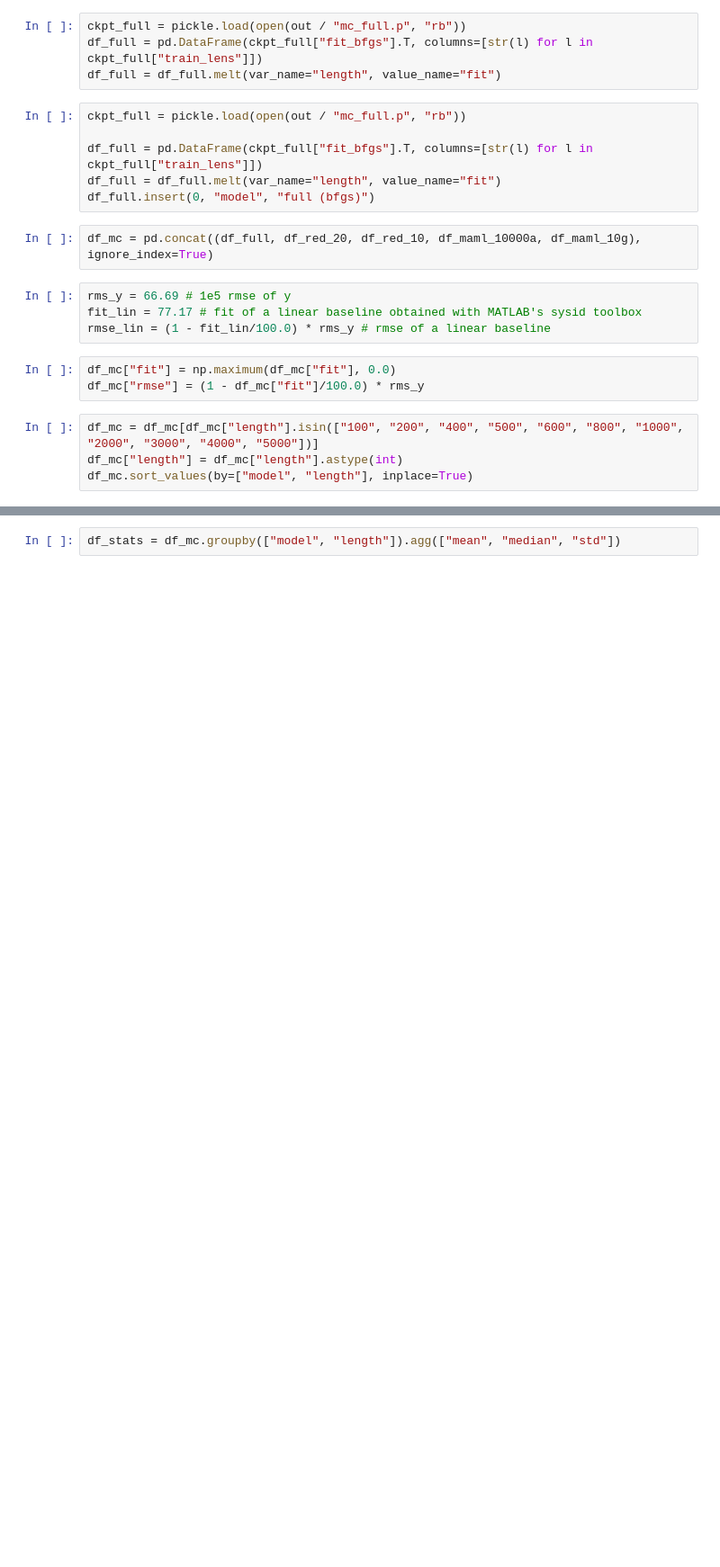
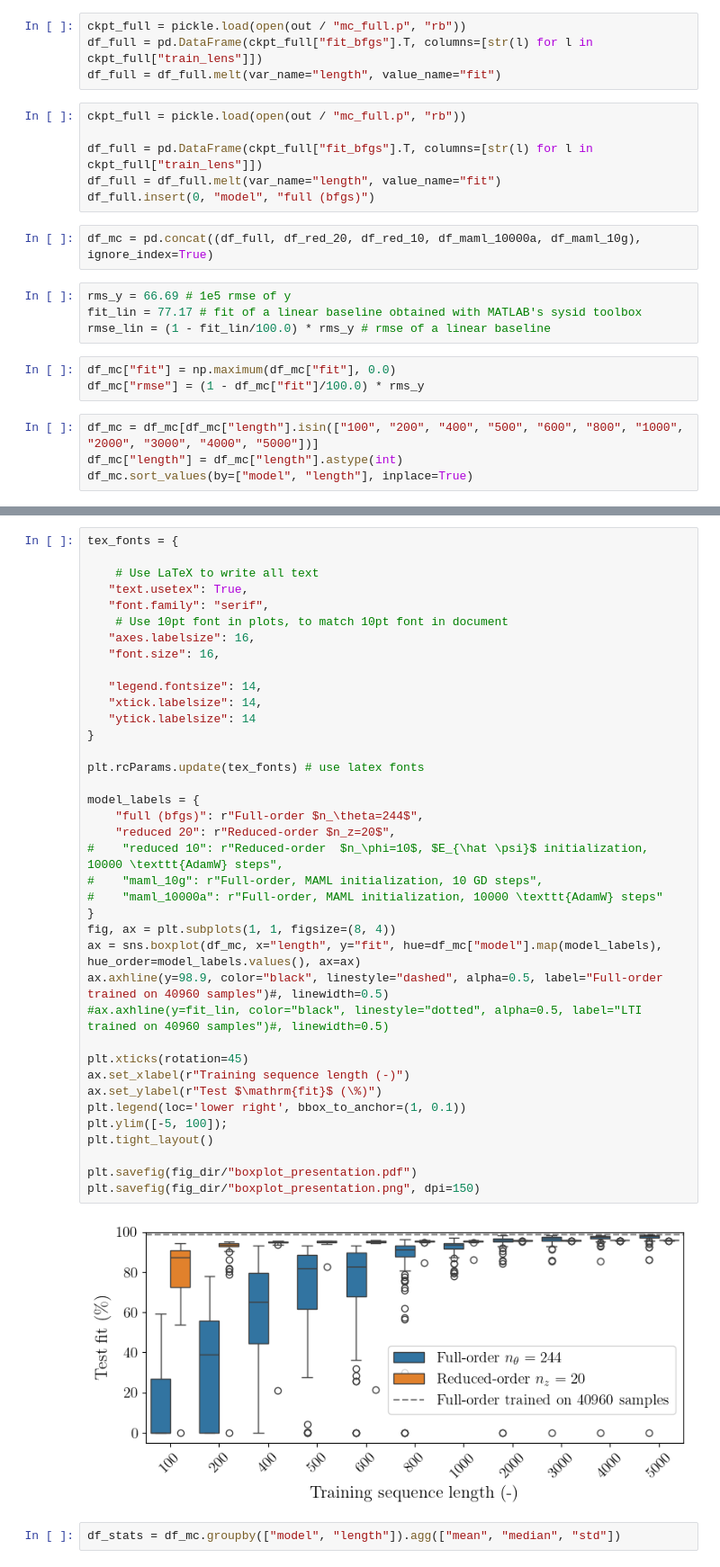
Before and after one commit to forgi86/sysid-neural-manifold, a Jupyter notebook: analyze_mc.ipynb, the cells around one changed output, grey strips where cells are left out. Shown at 90% size. Cells and saved outputs as stored; diff of their text form; blank space fills up the shorter version.

```diff
--- a/analyze_mc.ipynb
+++ b/analyze_mc.ipynb
@@ -97,3 +97,43 @@ plt.savefig(fig_dir/"boxplot_paper.pdf")
+# %%
+tex_fonts = {
+
+    # Use LaTeX to write all text
+   "text.usetex": True,
+   "font.family": "serif",
+    # Use 10pt font in plots, to match 10pt font in document
+   "axes.labelsize": 16,
+   "font.size": 16,
+
+   "legend.fontsize": 14,
+   "xtick.labelsize": 14,
+   "ytick.labelsize": 14
+}
+
+plt.rcParams.update(tex_fonts) # use latex fonts
+
+model_labels = {
+    "full (bfgs)": r"Full-order $n_\theta=244$",
+    "reduced 20": r"Reduced-order $n_z=20$",
+#    "reduced 10": r"Reduced-order  $n_\phi=10$, $E_{\hat \psi}$ initialization, 10000 \texttt{AdamW} steps",
+#    "maml_10g": r"Full-order, MAML initialization, 10 GD steps",
+#    "maml_10000a": r"Full-order, MAML initialization, 10000 \texttt{AdamW} steps"
+}
+fig, ax = plt.subplots(1, 1, figsize=(8, 4))
+ax = sns.boxplot(df_mc, x="length", y="fit", hue=df_mc["model"].map(model_labels), hue_order=model_labels.values(), ax=ax)
+ax.axhline(y=98.9, color="black", linestyle="dashed", alpha=0.5, label="Full-order trained on 40960 samples")#, linewidth=0.5)
+#ax.axhline(y=fit_lin, color="black", linestyle="dotted", alpha=0.5, label="LTI trained on 40960 samples")#, linewidth=0.5)
+
+plt.xticks(rotation=45)
+ax.set_xlabel(r"Training sequence length (-)")
+ax.set_ylabel(r"Test $\mathrm{fit}$ (\%)")
+plt.legend(loc='lower right', bbox_to_anchor=(1, 0.1))
+plt.ylim([-5, 100]);
+plt.tight_layout()
+
+plt.savefig(fig_dir/"boxplot_presentation.pdf")
+plt.savefig(fig_dir/"boxplot_presentation.png", dpi=150)
+# %% [output]
+[figure, added]
 # %%
 df_stats = df_mc.groupby(["model", "length"]).agg(["mean", "median", "std"])
 # %%
```
Also changed, not shown: parts of 3 cells of this notebook, 8 other files.
